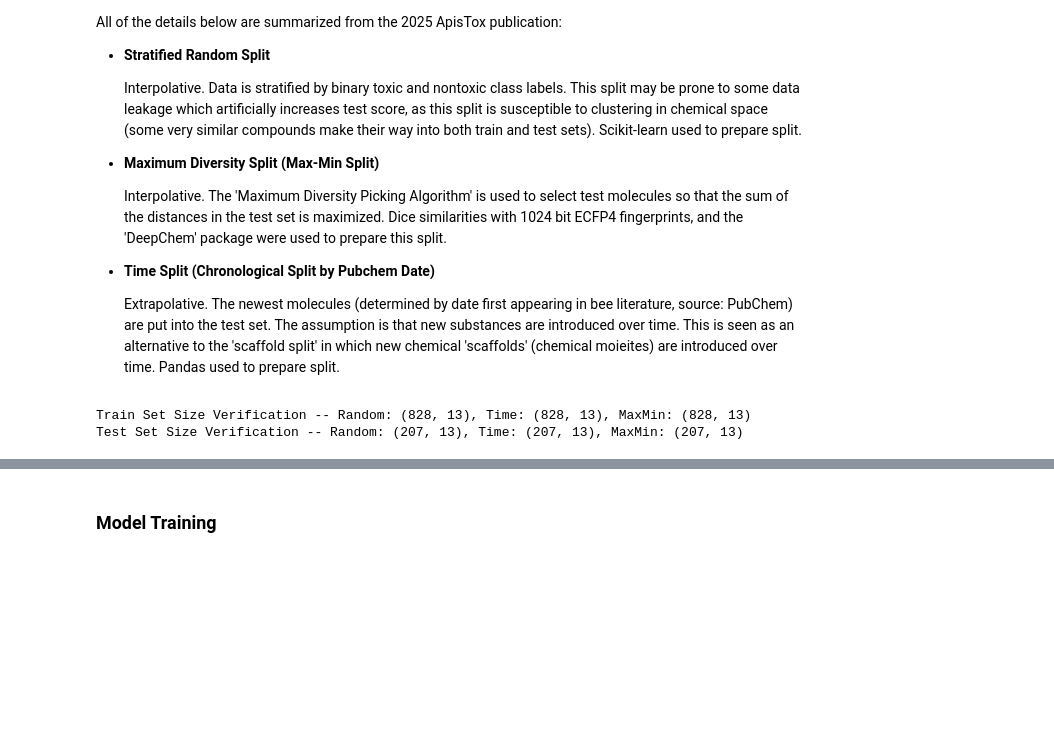
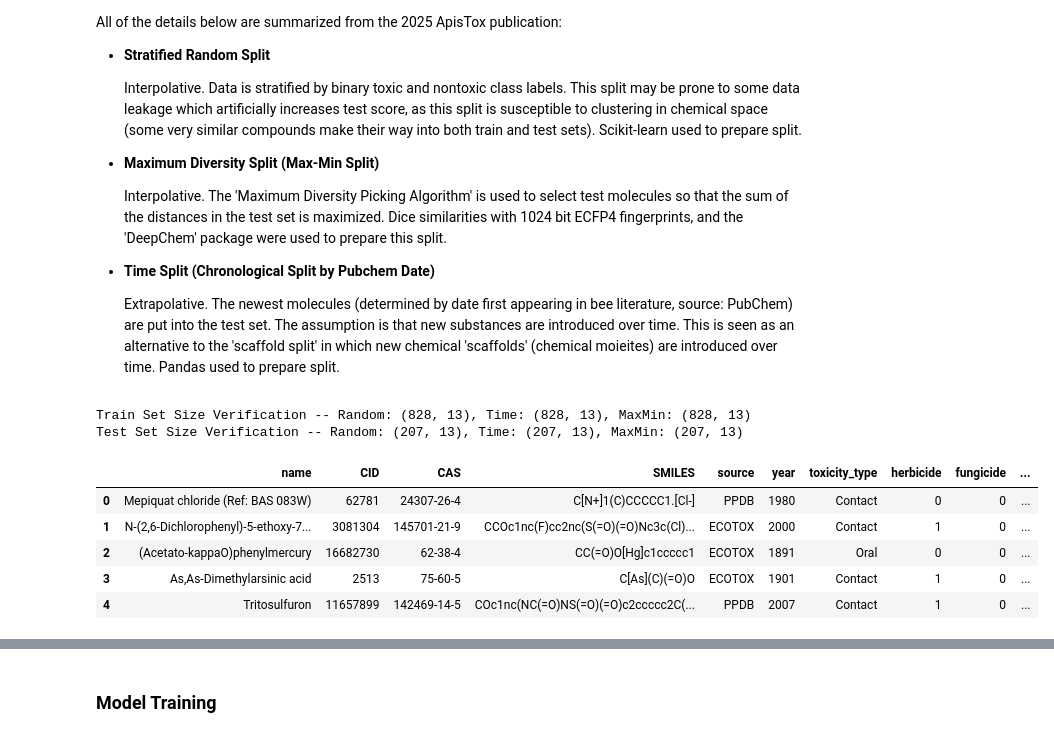
Before and after one commit to ella-satt/che1147-bees, a Jupyter notebook: project.ipynb, the cells around one changed output, grey strips where cells are left out. Saved outputs shown, nothing was run; the diff lists cells and outputs as text; code cells hidden in the pictures; blank space fills up the shorter version.

```diff
--- a/project.ipynb
+++ b/project.ipynb
@@ -152,3 +151,12 @@ print(f"Test Set Size Verification -- Random: {random_test.shape}, Time: {time_t
 # %% [output]
 Train Set Size Verification -- Random: (828, 13), Time: (828, 13), MaxMin: (828, 13)
 Test Set Size Verification -- Random: (207, 13), Time: (207, 13), MaxMin: (207, 13)
+# %%
+random_train.head()
+# %% [output]
+|  | name | CID | CAS | SMILES | source | year | toxicity_type | herbicide | fungicide | ... |
+| 0 | Mepiquat chloride (Ref: BAS 083W) | 62781 | 24307-26-4 | C[N+]1(C)CCCCC1.[Cl-] | PPDB | 1980 | Contact | 0 | 0 | ... |
+| 1 | N-(2,6-Dichlorophenyl)-5-ethoxy-7... | 3081304 | 145701-21-9 | CCOc1nc(F)cc2nc(S(=O)(=O)Nc3c(Cl)... | ECOTOX | 2000 | Contact | 1 | 0 | ... |
+| 2 | (Acetato-kappaO)phenylmercury | 16682730 | 62-38-4 | CC(=O)O[Hg]c1ccccc1 | ECOTOX | 1891 | Oral | 0 | 0 | ... |
+| 3 | As,As-Dimethylarsinic acid | 2513 | 75-60-5 | C[As](C)(=O)O | ECOTOX | 1901 | Contact | 1 | 0 | ... |
+| 4 | Tritosulfuron | 11657899 | 142469-14-5 | COc1nc(NC(=O)NS(=O)(=O)c2ccccc2C(... | PPDB | 2007 | Contact | 1 | 0 | ... |
```
Also changed, not shown: parts of 15 cells of this notebook.
